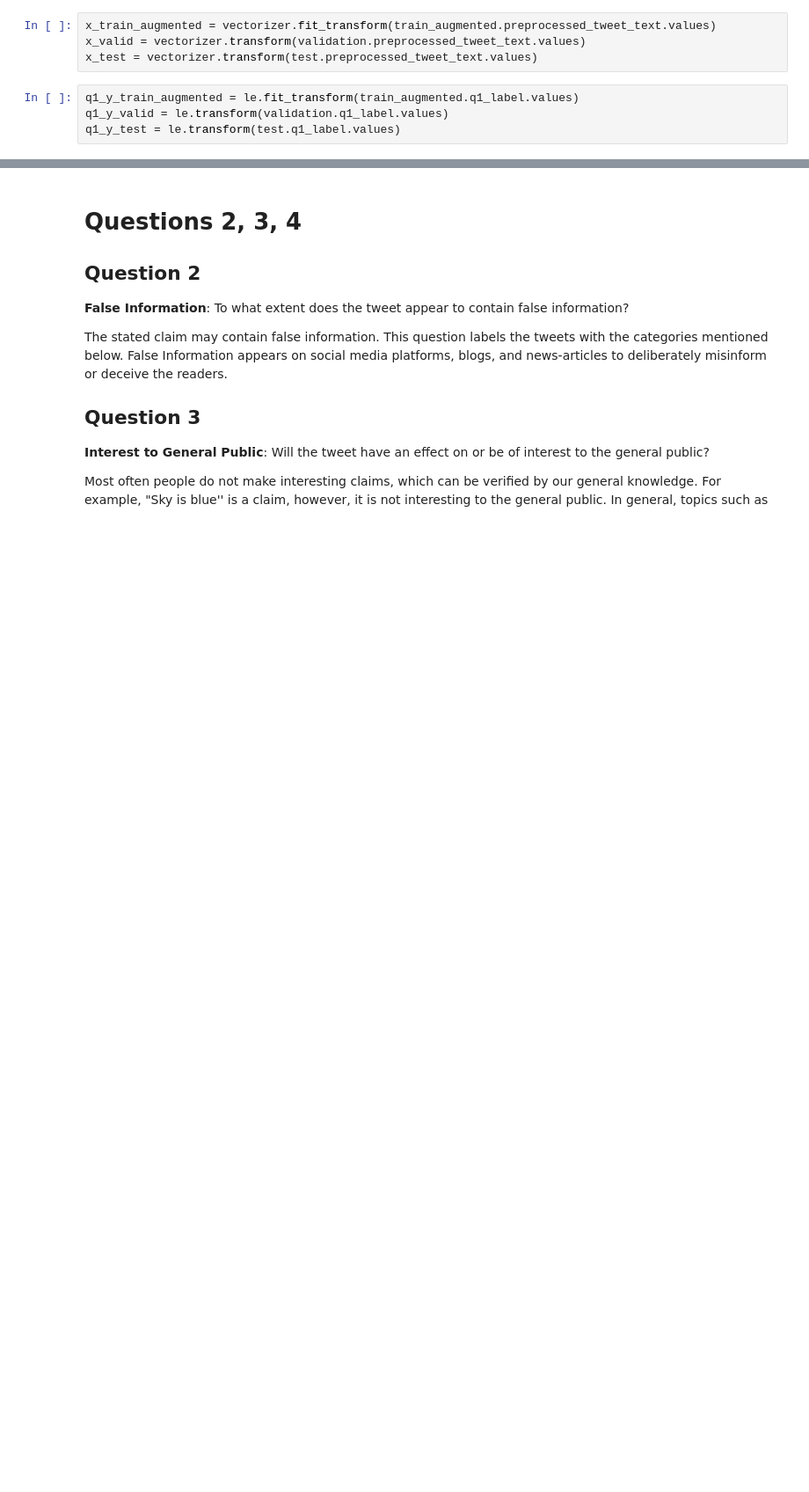
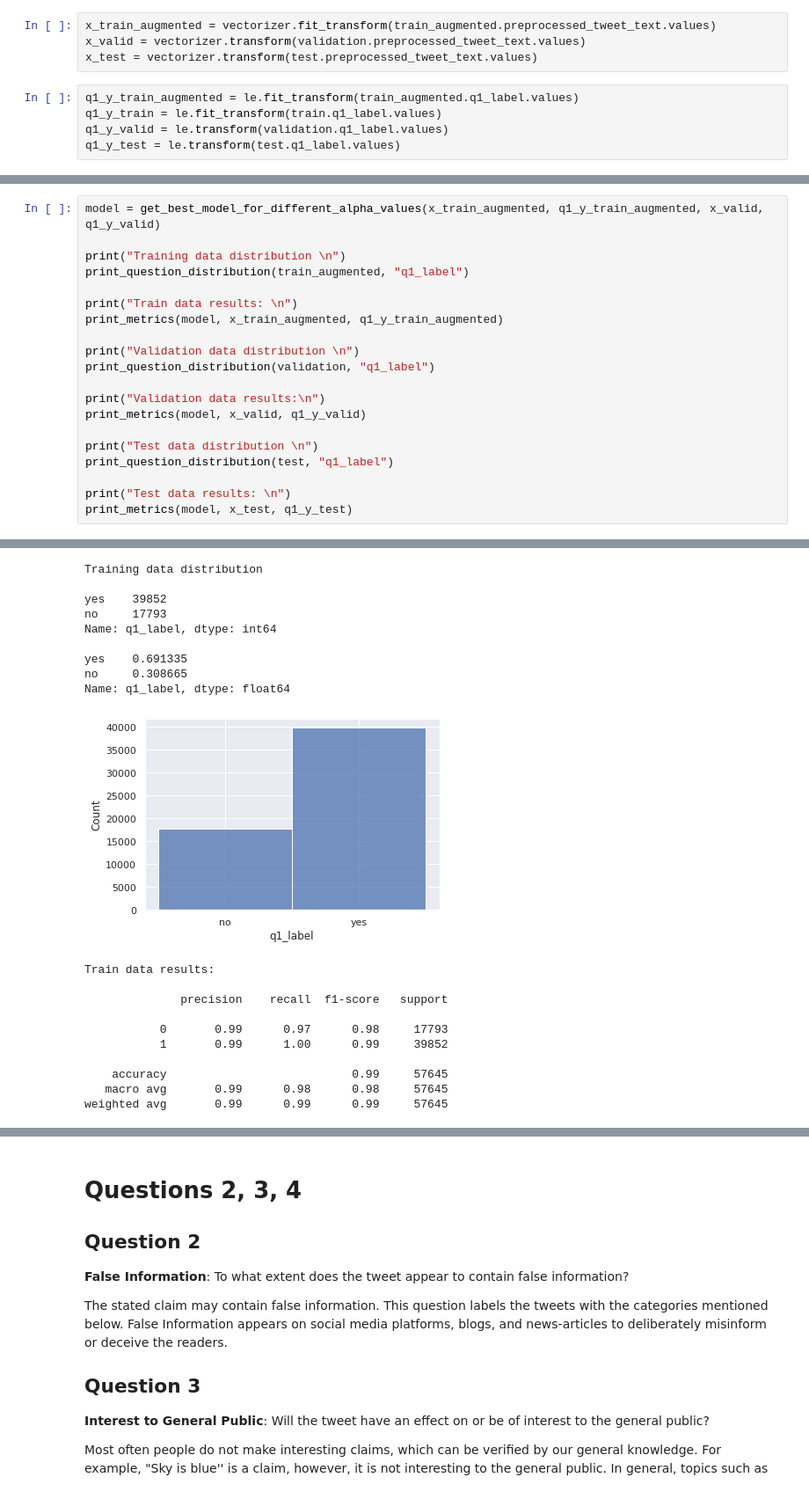
Before and after one commit to andabuinoschi/RN4NLP, a Jupyter notebook: NLP_NAIVE_BAYES_AND_BERT_TRANSFER_LEARNING.ipynb, the cells around one changed output, grey strips where cells are left out. Shown at 88% size. Cells and saved outputs as stored; diff of their text form; blank space fills up the shorter version.

```diff
--- a/NLP_NAIVE_BAYES_AND_BERT_TRANSFER_LEARNING.ipynb
+++ b/NLP_NAIVE_BAYES_AND_BERT_TRANSFER_LEARNING.ipynb
@@ -106,5 +115,6 @@ x_valid = vectorizer.transform(validation.preprocessed_tweet_text.values)
 x_test = vectorizer.transform(test.preprocessed_tweet_text.values)
 # %%
 q1_y_train_augmented = le.fit_transform(train_augmented.q1_label.values)
+q1_y_train = le.fit_transform(train.q1_label.values)
 q1_y_valid = le.transform(validation.q1_label.values)
 q1_y_test = le.transform(test.q1_label.values)
@@ -110,0 +125,21 @@ q1_y_test = le.transform(test.q1_label.values)
+# %%
+model = get_best_model_for_different_alpha_values(x_train_augmented, q1_y_train_augmented, x_valid, q1_y_valid)
+
+print("Training data distribution \n")
+print_question_distribution(train_augmented, "q1_label")
+
+print("Train data results: \n")
+print_metrics(model, x_train_augmented, q1_y_train_augmented)
+
+print("Validation data distribution \n")
+print_question_distribution(validation, "q1_label")
+
+print("Validation data results:\n")
+print_metrics(model, x_valid, q1_y_valid)
+
+print("Test data distribution \n")
+print_question_distribution(test, "q1_label")
+
+print("Test data results: \n")
+print_metrics(model, x_test, q1_y_test)
+# %% [output]
@@ -110,0 +147,20 @@ q1_y_test = le.transform(test.q1_label.values)
+Training data distribution
+
+yes    39852
+no     17793
+Name: q1_label, dtype: int64
+
+yes    0.691335
+no     0.308665
+Name: q1_label, dtype: float64
+[figure, added]
+Train data results:
+
+              precision    recall  f1-score   support
+
+           0       0.99      0.97      0.98     17793
+           1       0.99      1.00      0.99     39852
+
+    accuracy                           0.99     57645
+   macro avg       0.99      0.98      0.98     57645
+weighted avg       0.99      0.99      0.99     57645
```
Also changed, not shown: parts of 12 cells of this notebook.
